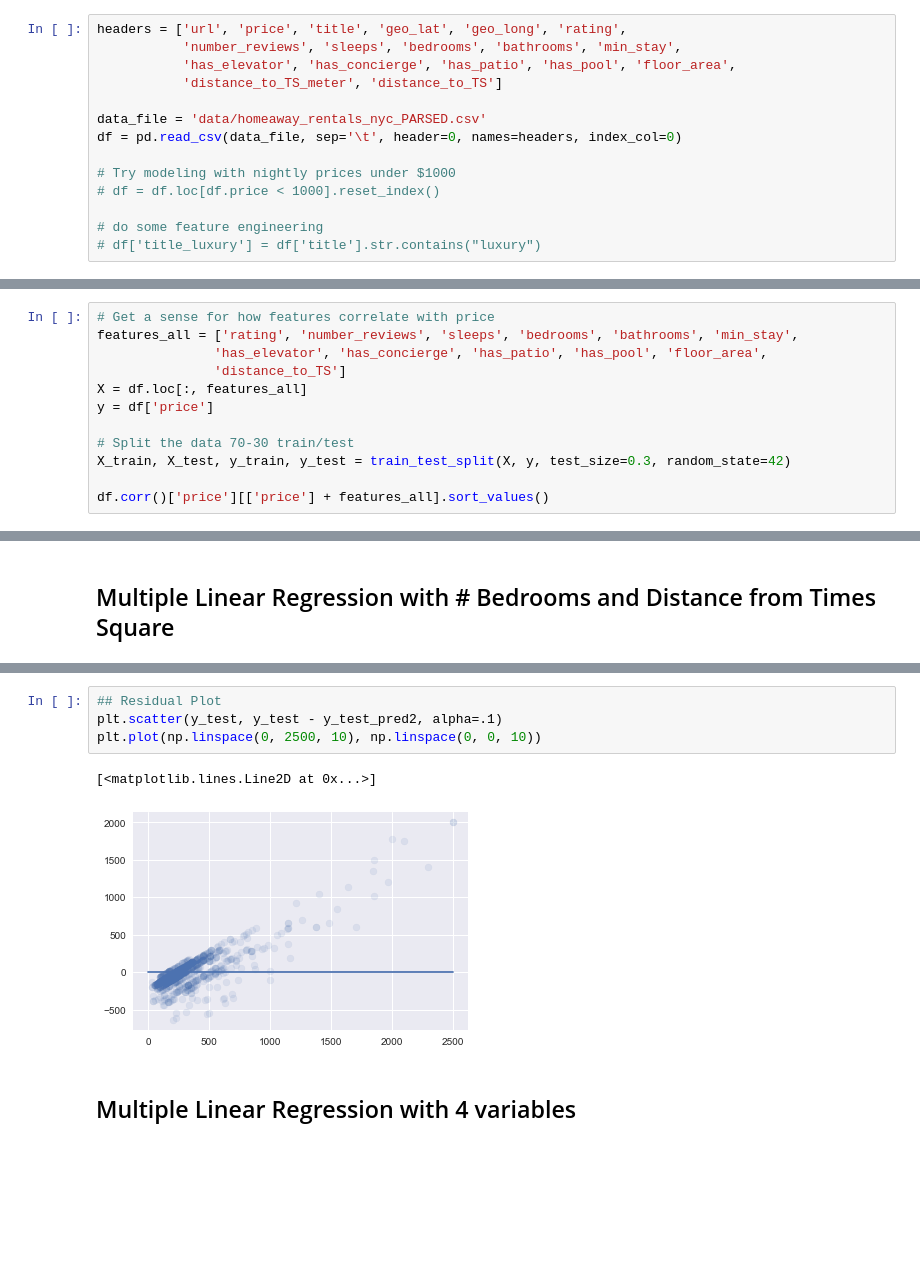
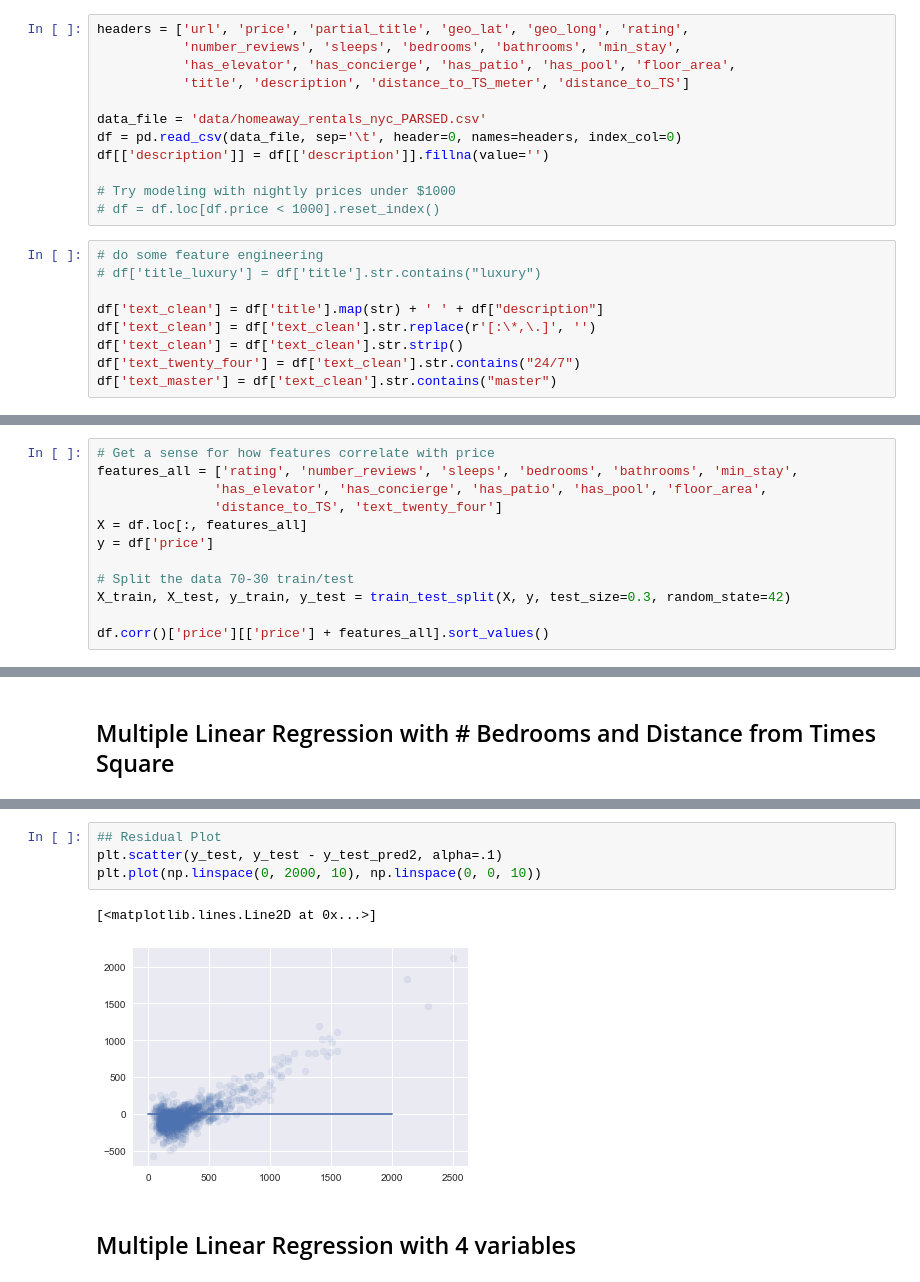
Before and after one commit to nanafwu/vacation-home-regression, a Jupyter notebook: HomeAway_Regression.ipynb, the cells around one changed output, grey strips where cells are left out. Drawn from its saved outputs; the diff is of its cells as text; blank space fills up the shorter version.

Commit message:
some simple text analysis

```diff
--- a/HomeAway_Regression.ipynb
+++ b/HomeAway_Regression.ipynb
@@ -11,14 +16,21 @@ from sklearn.metrics import r2_score, mean_absolute_error, mean_squared_error
 # %%
-headers = ['url', 'price', 'title', 'geo_lat', 'geo_long', 'rating',
+headers = ['url', 'price', 'partial_title', 'geo_lat', 'geo_long', 'rating',
            'number_reviews', 'sleeps', 'bedrooms', 'bathrooms', 'min_stay',
            'has_elevator', 'has_concierge', 'has_patio', 'has_pool', 'floor_area',
-           'distance_to_TS_meter', 'distance_to_TS']
+           'title', 'description', 'distance_to_TS_meter', 'distance_to_TS']
 
 data_file = 'data/homeaway_rentals_nyc_PARSED.csv'
 df = pd.read_csv(data_file, sep='\t', header=0, names=headers, index_col=0)
+df[['description']] = df[['description']].fillna(value='')
 
 # Try modeling with nightly prices under $1000
 # df = df.loc[df.price < 1000].reset_index()
-
-# do some feature engineering
-# df['title_luxury'] = df['title'].str.contains("luxury")
+# %%
+# do some feature engineering
+# df['title_luxury'] = df['title'].str.contains("luxury")
+
+df['text_clean'] = df['title'].map(str) + ' ' + df["description"]
+df['text_clean'] = df['text_clean'].str.replace(r'[:\*,\.]', '')
+df['text_clean'] = df['text_clean'].str.strip()
+df['text_twenty_four'] = df['text_clean'].str.contains("24/7")
+df['text_master'] = df['text_clean'].str.contains("master")
@@ -65,7 +126,7 @@ df.describe()
 # Get a sense for how features correlate with price
 features_all = ['rating', 'number_reviews', 'sleeps', 'bedrooms', 'bathrooms', 'min_stay',
                'has_elevator', 'has_concierge', 'has_patio', 'has_pool', 'floor_area',
-               'distance_to_TS']
+               'distance_to_TS', 'text_twenty_four']
 X = df.loc[:, features_all]
 y = df['price']
 
@@ -139,10 +201,10 @@ plt.plot(np.linspace(0, 1200, 10), np.linspace(0, 1200, 10))
 # %%
 ## Residual Plot
 plt.scatter(y_test, y_test - y_test_pred2, alpha=.1)
-plt.plot(np.linspace(0, 2500, 10), np.linspace(0, 0, 10))
+plt.plot(np.linspace(0, 2000, 10), np.linspace(0, 0, 10))
 # %% [output]
 [<matplotlib.lines.Line2D at 0x...>]
-[figure, old version]
+[figure, new version]
 # %% [markdown]
 ## Multiple Linear Regression with 4 variables
 # %%
```
Also changed, not shown: parts of 29 cells of this notebook, 5 other files.
